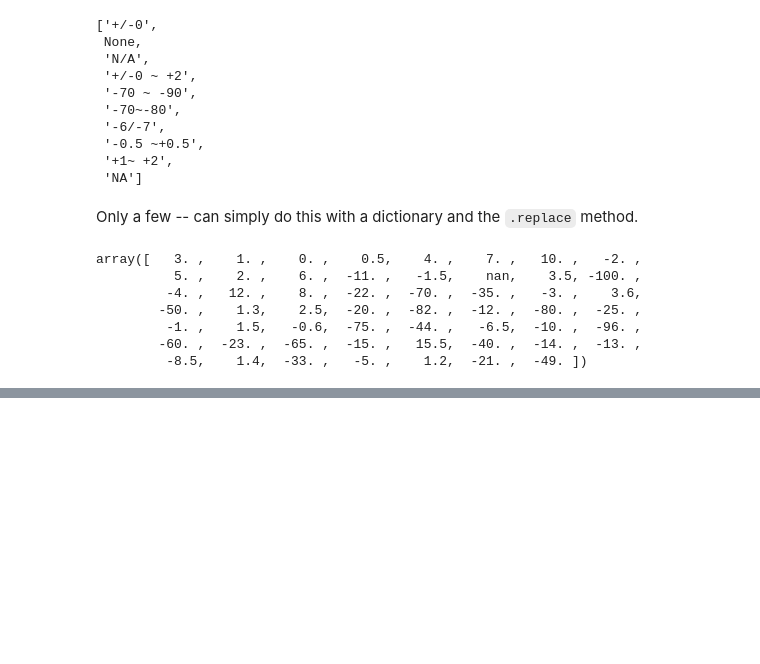
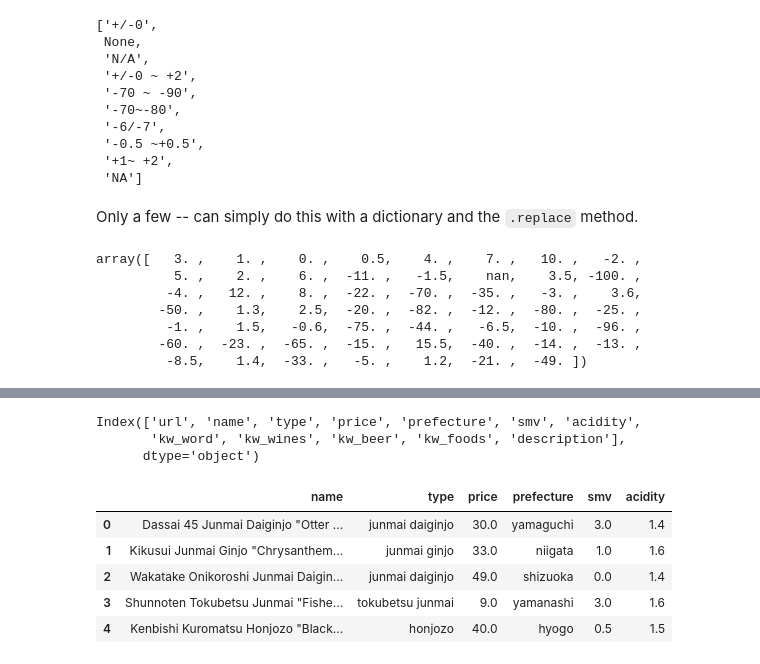
Before and after one commit to scrapfishies/sake_recommendation_system, a Jupyter notebook: data_preparation.ipynb, the cells around one changed output, grey strips where cells are left out. Drawn from its saved outputs; the diff is of its cells as text; code cells hidden in the pictures; blank space fills up the shorter version.

```diff
--- a/data_preparation.ipynb
+++ b/data_preparation.ipynb
@@ -208,0 +235,9 @@ df.head()
+# %%
+df.columns
+# %% [output]
+Index(['url', 'name', 'type', 'price', 'prefecture', 'smv', 'acidity',
+       'kw_word', 'kw_wines', 'kw_beer', 'kw_foods', 'description'],
+      dtype='object')
+# %%
+# set up new DF to work with
+sake = df[['name', 'type', 'price', 'prefecture', 'smv', 'acidity']]
@@ -208,0 +247,9 @@ df.head()
+# %%
+sake.head()
+# %% [output]
+|  | name | type | price | prefecture | smv | acidity |
+| 0 | Dassai 45 Junmai Daiginjo "Otter ... | junmai daiginjo | 30.0 | yamaguchi | 3.0 | 1.4 |
+| 1 | Kikusui Junmai Ginjo "Chrysanthem... | junmai ginjo | 33.0 | niigata | 1.0 | 1.6 |
+| 2 | Wakatake Onikoroshi Junmai Daigin... | junmai daiginjo | 49.0 | shizuoka | 0.0 | 1.4 |
+| 3 | Shunnoten Tokubetsu Junmai "Fishe... | tokubetsu junmai | 9.0 | yamanashi | 3.0 | 1.6 |
+| 4 | Kenbishi Kuromatsu Honjozo "Black... | honjozo | 40.0 | hyogo | 0.5 | 1.5 |
```
Also changed, not shown: parts of 8 cells of this notebook.
